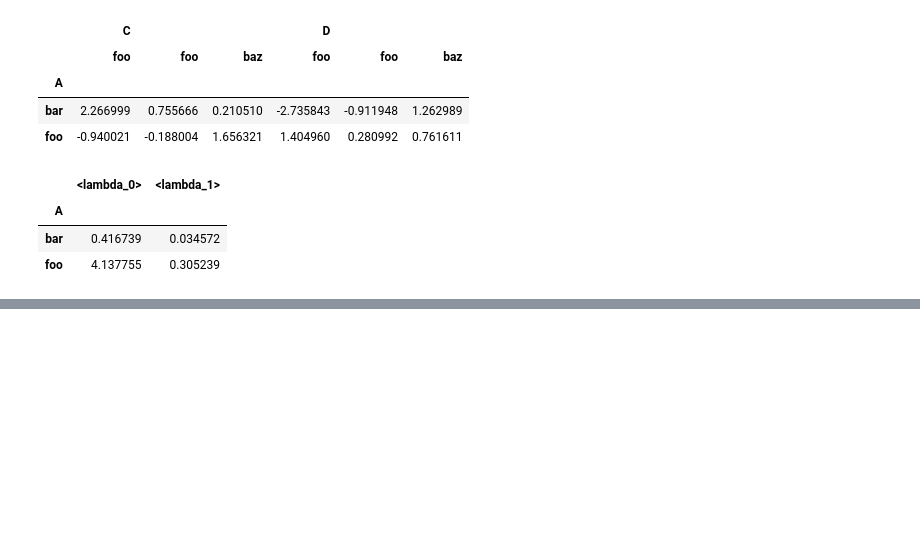
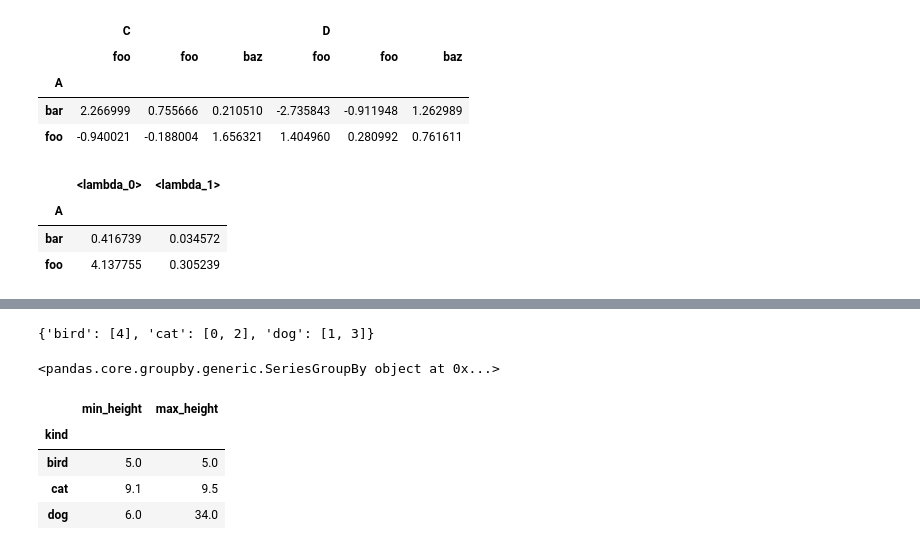
Before and after one commit to ilyak93/self-studying, a Jupyter notebook: DataEngineering/pandas/pandas_groupby.ipynb, the cells around one changed output, grey strips where cells are left out. Drawn from its saved outputs; the diff is of its cells as text; code cells hidden in the pictures; blank space fills up the shorter version.

```diff
--- a/DataEngineering/pandas/pandas_groupby.ipynb
+++ b/DataEngineering/pandas/pandas_groupby.ipynb
@@ -910,0 +983,22 @@ grouped["C"].agg([lambda x: x.max() - x.min(), lambda x: x.median() - x.mean()])
+# %%
+tmp.groups
+# %% [output]
+{'bird': [4], 'cat': [0, 2], 'dog': [1, 3]}
+# %%
+tmp.height
+# %% [output]
+<pandas.core.groupby.generic.SeriesGroupBy object at 0x...>
+# %%
+animals.groupby("kind").height.agg(
+
+    min_height="min",
+
+    max_height="max",
+
+)
+# %% [output]
+|  | min_height | max_height |
+| kind |  |  |
+| bird | 5.0 | 5.0 |
+| cat | 9.1 | 9.5 |
+| dog | 6.0 | 34.0 |
```
Also changed, not shown: parts of 14 cells of this notebook.
